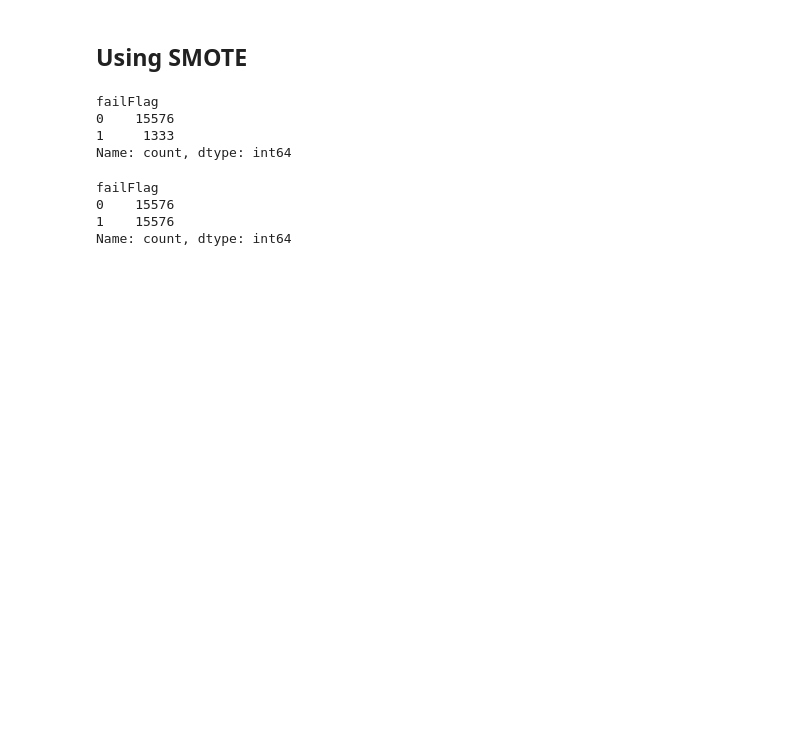
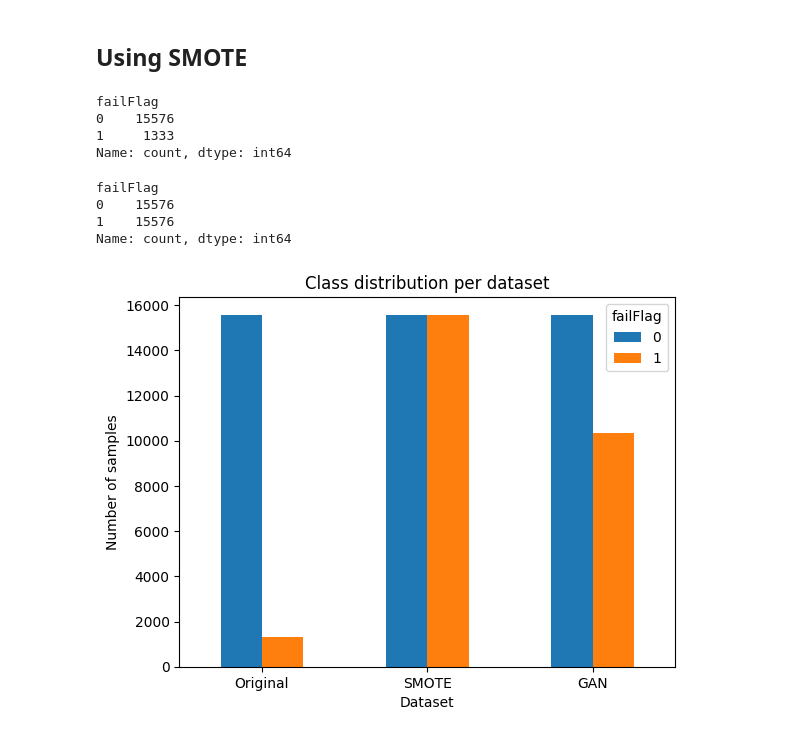
Before and after one commit to LkNeha/HealthScore-Predictor, a Jupyter notebook: notebooks/DataCleaning/dataBuild.ipynb, the cells around one changed output. Cells and saved outputs as stored; diff of their text form; code cells hidden in the pictures; blank space fills up the shorter version.

Commit message:
chartupdate

```diff
--- a/notebooks/DataCleaning/dataBuild.ipynb
+++ b/notebooks/DataCleaning/dataBuild.ipynb
@@ -224,3 +226,22 @@ failFlag
 0    15576
 1    15576
 Name: count, dtype: int64
+# %%
+def class_counts(df, label="failFlag", name="original"):
+    c = df[label].value_counts().rename(name)
+    return c
+
+counts = pd.concat([
+    class_counts(train_df, name="Original"),
+    class_counts(train_smote, name="SMOTE"),
+    class_counts(df_balanced,   name="GAN"),
+], axis=1).T
+
+counts.plot(kind="bar")
+plt.xlabel("Dataset")
+plt.ylabel("Number of samples")
+plt.title("Class distribution per dataset")
+plt.xticks(rotation=0)
+plt.show()
+# %% [output]
+[figure, added]
```
Also changed, not shown: parts of 2 cells of this notebook.
